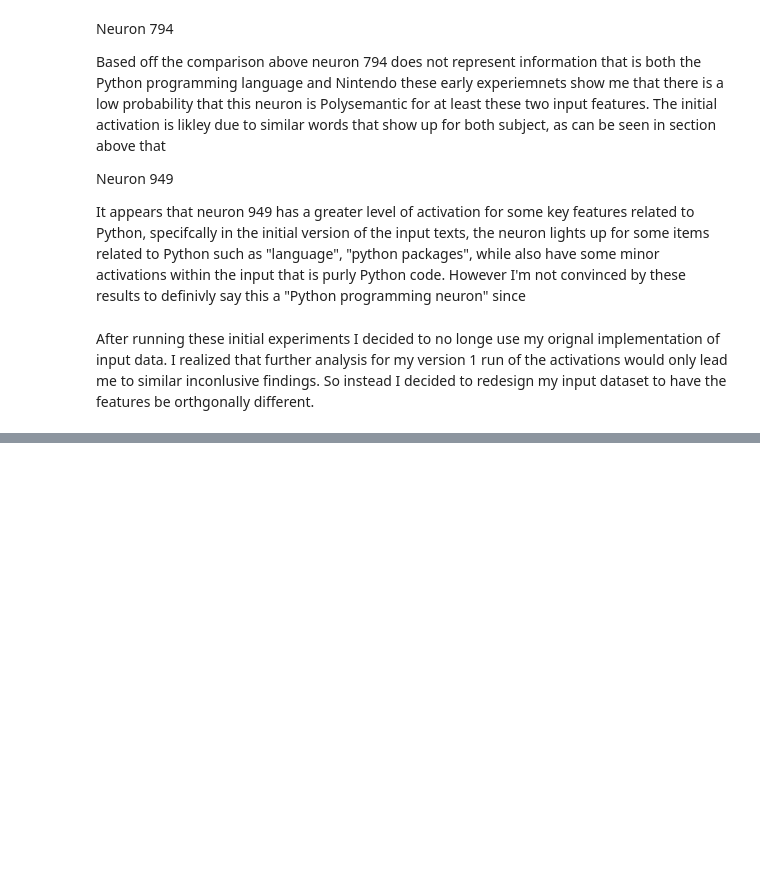
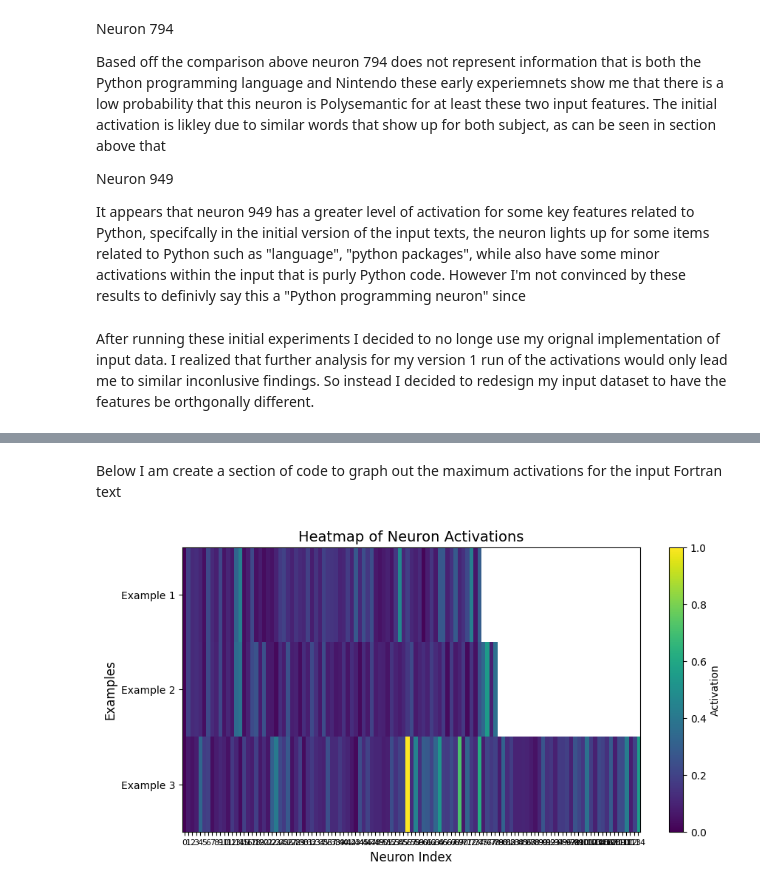
Before and after one commit to jprivera44/Polysemantic-Neurons, a Jupyter notebook: Polysemantic_neurons.ipynb, the cells around one changed output, grey strips where cells are left out. Saved outputs shown, nothing was run; the diff lists cells and outputs as text; code cells hidden in the pictures; blank space fills up the shorter version.

Commit message:
adding in updated code with heatmap

```diff
--- a/Polysemantic_neurons.ipynb
+++ b/Polysemantic_neurons.ipynb
@@ -111,4 +117,6 @@ def get_neuron_acts(text, layer, neuron_index):
 # %%
+#Neel Nanda's code
+
 # This is some CSS (tells us what style )to give each token a thin gray border, to make it easy to see token separation
 style_string = """<style>
     span.token {
@@ -174,4 +182,4 @@ def basic_neuron_vis(text, layer, neuron_index, max_val=None, min_val=None):
             f"<span class='token' style='background-color:{calculate_color(act, max_val, min_val)}' >{tok}</span>"
         )
 
-    return "".join(htmls)
+    return "".join(htmls), acts
@@ -497,12 +470,14 @@ Neurons: 794, 949
 
 Features: Python Programming, Nintendo
 # %%
+def visualize_specific_neurons(neuron_index, layer, input_text, length_display, default_max_val, default_min_val):
+    activations = []
 
-#visualize the neurons
-def visualize_specific_neurons(neuron_index,layer,input_text,length_display,default_max_val,default_min_val):
+    for text_str in input_text[:length_display]:
+        html_string, activation = basic_neuron_vis(text_str, layer, neuron_index, max_val=default_max_val, min_val=default_min_val)
+        display(HTML(html_string))
+        activations.append(activation)
 
-  for text_str in input_text[:length_display]:
 
-    html_string = basic_neuron_vis(text_str, layer, neuron_index, max_val=default_max_val, min_val=default_min_val)
-    display(HTML(html_string))
+    return activations
 # %% [markdown]
@@ -736,2 +866,39 @@ medical_text = [
+# %% [markdown]
+Below I am create a section of code to graph out the maximum activations for the input Fortran text
+# %%
+import numpy as np
+
+def pad_activations(activations):
+    max_len = max([len(act) for act in activations])
+    padded_activations = []
+    for act in activations:
+        pad_len = max_len - len(act)
+        padded_act = np.pad(act, (0, pad_len), constant_values=np.nan)
+        padded_activations.append(padded_act)
+    return np.array(padded_activations)
+
+
+
+# Pad the activations
+padded_activations = pad_activations(fortran_acts)
+
+# Normalize the activations
+normalized_activations = normalize_activations(padded_activations)
+
+# Convert to NumPy masked array to handle nan values
+masked_array = np.ma.masked_invalid(normalized_activations)
+
+# Create the heatmap
+plt.figure(figsize=(10, 5))
+plt.imshow(masked_array, cmap='viridis', aspect='auto')
+plt.colorbar(label='Activation')
+plt.xticks(range(len(normalized_activations[0])), fontsize=8)
+plt.yticks(range(len(normalized_activations)), ['Example 1', 'Example 2', 'Example 3'], fontsize=10)
+plt.xlabel('Neuron Index', fontsize=12)
+plt.ylabel('Examples', fontsize=12)
+plt.title('Heatmap of Neuron Activations', fontsize=14)
+plt.show()
+# %% [output]
+[figure, added]
 # %%
 #The END
```
Also changed, not shown: parts of 47 cells of this notebook, 4 other files.
